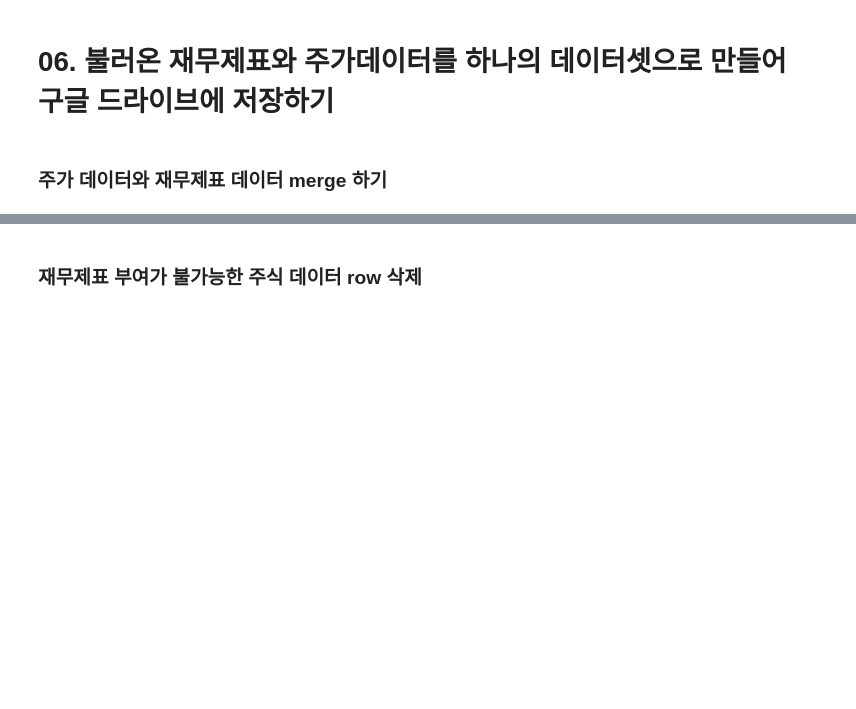
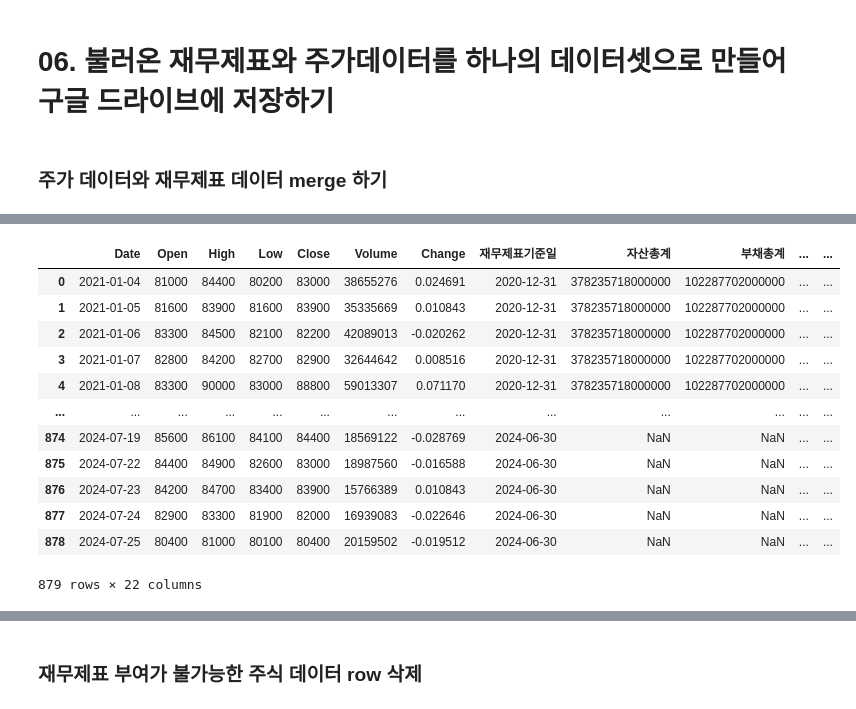
Before and after one commit to schio/stock_forecast_lect, a Jupyter notebook: 3주차/재무제표,_주가_데이터_소개_및_API_연동.ipynb, the cells around one changed output, grey strips where cells are left out. Saved outputs shown, nothing was run; the diff lists cells and outputs as text; code cells hidden in the pictures; blank space fills up the shorter version.

```diff
--- a/3주차/재무제표,_주가_데이터_소개_및_API_연동.ipynb
+++ b/3주차/재무제표,_주가_데이터_소개_및_API_연동.ipynb
@@ -449,0 +551,16 @@ print("Merge 후 df_merged 행 수:", len(df_merged))
+# %%
+df_merged
+# %% [output]
+|  | Date | Open | High | Low | Close | Volume | Change | 재무제표기준일 | 자산총계 | 부채총계 | ... | ... |
+| 0 | 2021-01-04 | 81000 | 84400 | 80200 | 83000 | 38655276 | 0.024691 | 2020-12-31 | 378235718000000 | 102287702000000 | ... | ... |
+| 1 | 2021-01-05 | 81600 | 83900 | 81600 | 83900 | 35335669 | 0.010843 | 2020-12-31 | 378235718000000 | 102287702000000 | ... | ... |
+| 2 | 2021-01-06 | 83300 | 84500 | 82100 | 82200 | 42089013 | -0.020262 | 2020-12-31 | 378235718000000 | 102287702000000 | ... | ... |
+| 3 | 2021-01-07 | 82800 | 84200 | 82700 | 82900 | 32644642 | 0.008516 | 2020-12-31 | 378235718000000 | 102287702000000 | ... | ... |
+| 4 | 2021-01-08 | 83300 | 90000 | 83000 | 88800 | 59013307 | 0.071170 | 2020-12-31 | 378235718000000 | 102287702000000 | ... | ... |
+| ... | ... | ... | ... | ... | ... | ... | ... | ... | ... | ... | ... | ... |
+| 874 | 2024-07-19 | 85600 | 86100 | 84100 | 84400 | 18569122 | -0.028769 | 2024-06-30 | NaN | NaN | ... | ... |
+| 875 | 2024-07-22 | 84400 | 84900 | 82600 | 83000 | 18987560 | -0.016588 | 2024-06-30 | NaN | NaN | ... | ... |
+| 876 | 2024-07-23 | 84200 | 84700 | 83400 | 83900 | 15766389 | 0.010843 | 2024-06-30 | NaN | NaN | ... | ... |
+| 877 | 2024-07-24 | 82900 | 83300 | 81900 | 82000 | 16939083 | -0.022646 | 2024-06-30 | NaN | NaN | ... | ... |
+| 878 | 2024-07-25 | 80400 | 81000 | 80100 | 80400 | 20159502 | -0.019512 | 2024-06-30 | NaN | NaN | ... | ... |
+879 rows × 22 columns
```
Also changed, not shown: parts of 16 cells of this notebook, 1 other file.
